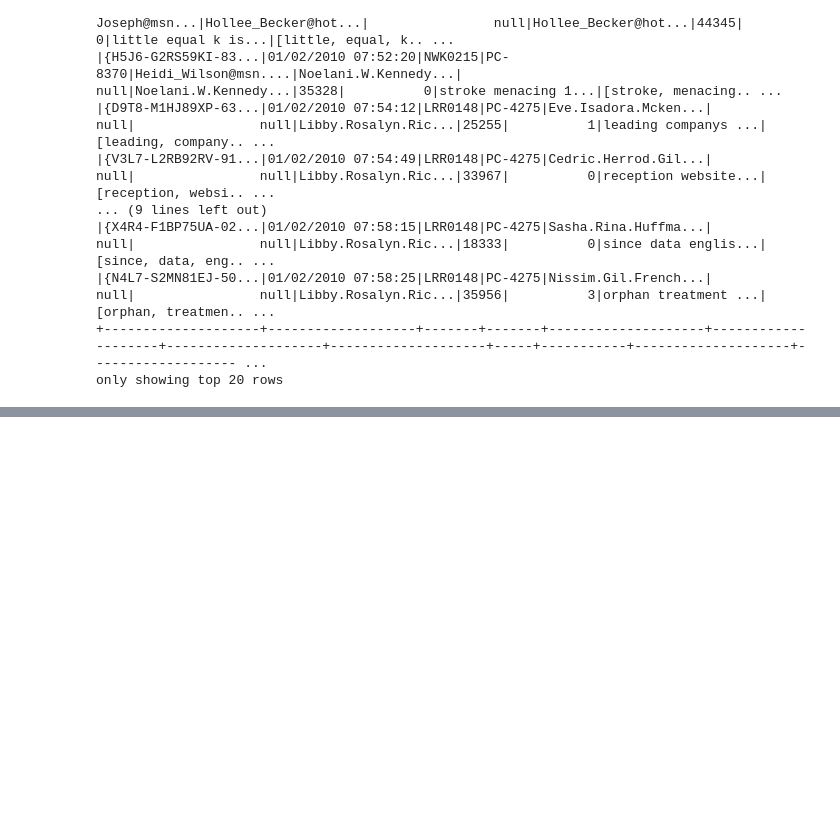
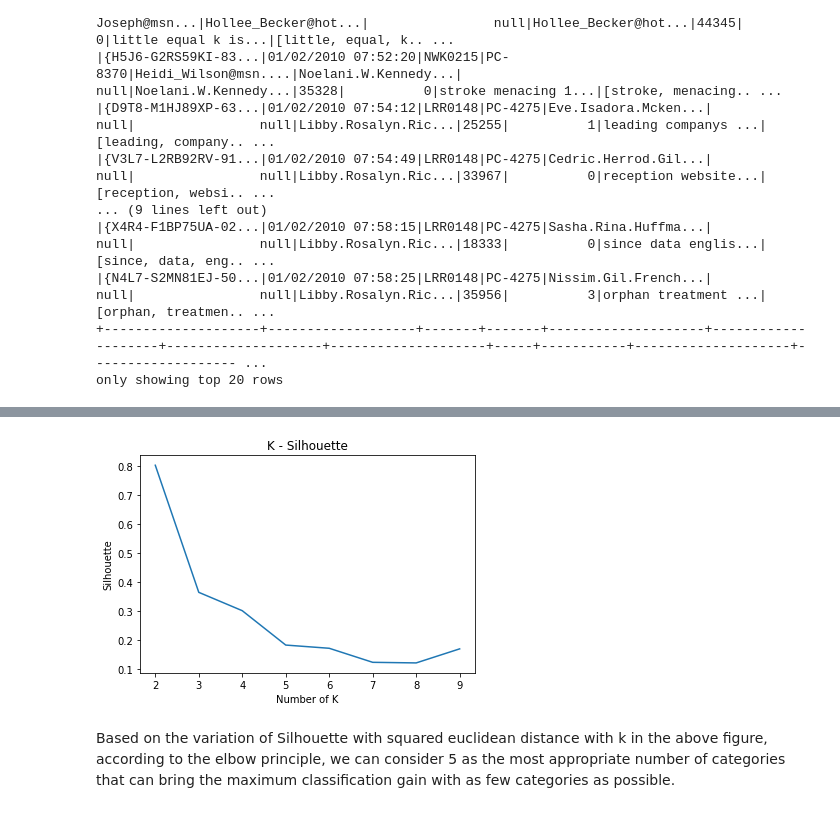
Before and after one commit to waittim/Insider-Risk-in-PySpark, a Jupyter notebook: email_Kmeans.ipynb, the cells around one changed output, grey strips where cells are left out. Drawn from its saved outputs; the diff is of its cells as text; code cells hidden in the pictures; blank space fills up the shorter version.

Commit message:
kmeans finsh

```diff
--- a/email_Kmeans.ipynb
+++ b/email_Kmeans.ipynb
@@ -381,3 +307,0 @@ training_rdd = id_hash_trans.select('hashes_trans').rdd # An RDD containing, for
-# %%
-model = KMeans.train(training_rdd, k, maxIterations=maxIterations)
-preds = model.predict(training_rdd)
@@ -627,0 +416,2 @@ only showing top 5 rows
+# %%
+id_hash_sub_split = spark.read.csv( '/content/drive/MyDrive/insider-risk-in-spark/data/id_hash_sub_split.csv',inferSchema=True,header=True)
@@ -627,0 +438,5 @@ only showing top 5 rows
+# %%
+hash_cols = ['scaledHash['+str(i)+']' for i in range(20)]
+
+assembler = VectorAssembler(inputCols=hash_cols, outputCol="scaledFeatures")
+id_hash_sub = assembler.transform(id_hash_sub_split).select('id','scaledFeatures')
@@ -627,0 +467,23 @@ only showing top 5 rows
+# %%
+errors = []
+results = []
+
+for k in range(2,10):
+    kmeansmodel = KMeans().setK(k).setMaxIter(10).setFeaturesCol('scaledFeatures').setPredictionCol('prediction').fit(id_hash_sub)
+
+    print("With K={}".format(k))
+
+    kmeans_results = kmeansmodel.transform(id_hash_sub)
+    results.append(kmeans_results)
+    #for item in kmeans_results:
+    #    print(str(item[0])+' is predcted as cluster'+ str(item[1]))
+
+    # Evaluate clustering by computing Silhouette score
+    evaluator = ClusteringEvaluator()
+    evaluator.setFeaturesCol('scaledFeatures').setPredictionCol("prediction")
+
+    silhouette = evaluator.evaluate(kmeans_results)
+    errors.append(silhouette)
+    print("Silhouette with squared euclidean distance = " + str(silhouette))
+
+    print('--'*30 + '\n')
@@ -627,0 +508,12 @@ only showing top 5 rows
+# %%
+plt.figure()
+k_number = range(2,10)
+plt.plot(k_number,errors)
+plt.xlabel('Number of K')
+plt.ylabel('Silhouette')
+plt.title('K - Silhouette')
+plt.show()
+# %% [output]
+[figure, added]
+# %% [markdown]
+Based on the variation of Silhouette with squared euclidean distance with k in the above figure, according to the elbow principle, we can consider 5 as the most appropriate number of categories that can bring the maximum classification gain with as few categories as possible.
```
Also changed, not shown: parts of 74 cells of this notebook, 2 other files.
